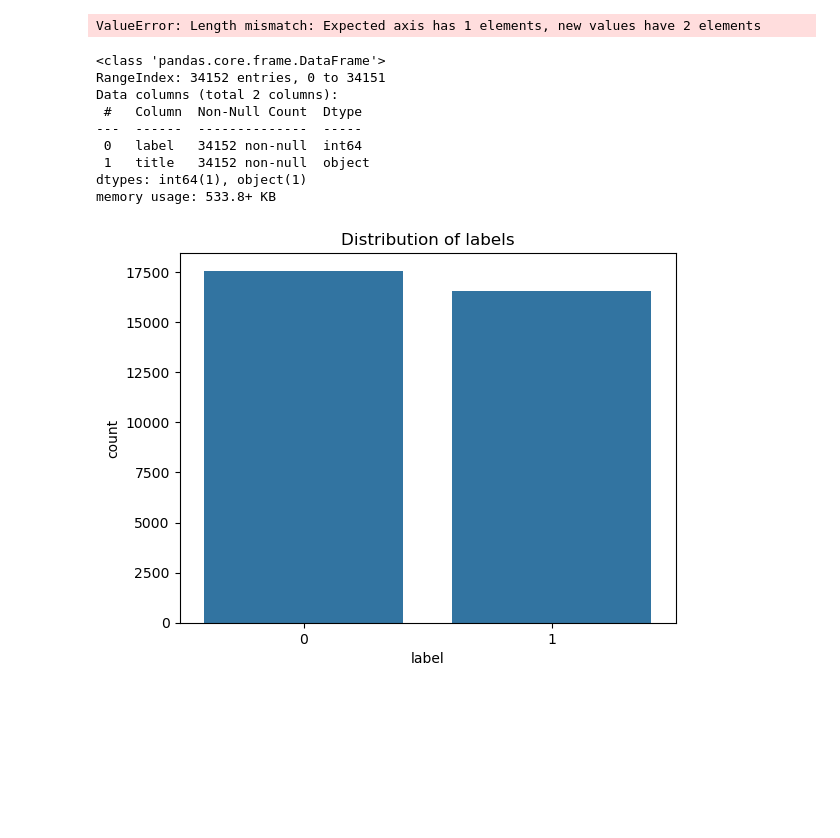
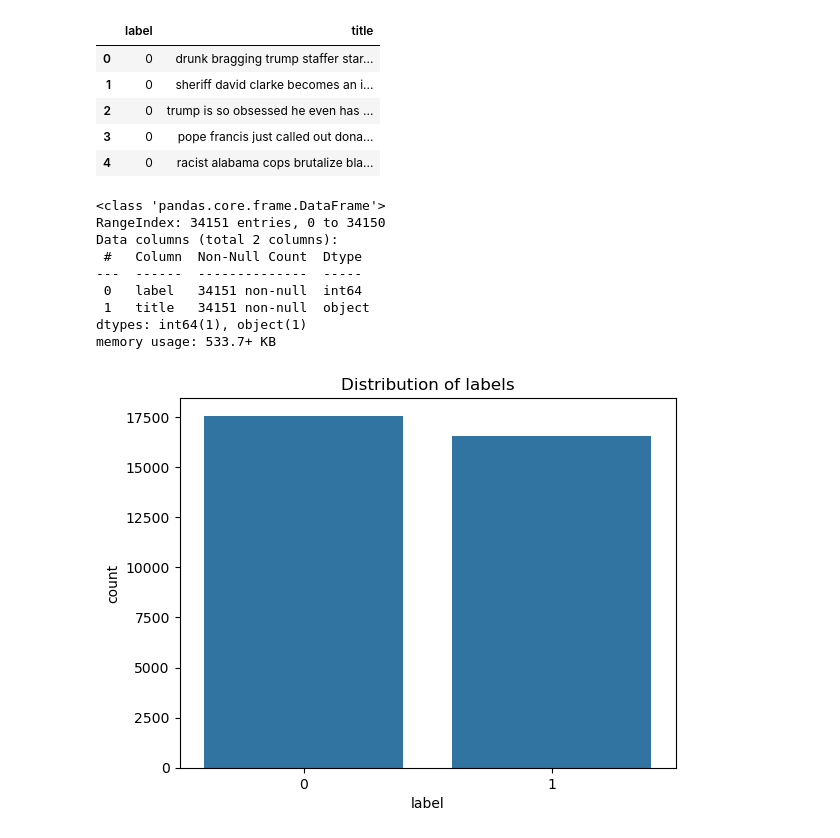
Before and after one commit to Julseb-Ironhack-AI/project-nlp-challenge, a Jupyter notebook: model_comparison.ipynb, the cells around one changed output. Cells and saved outputs as stored; diff of their text form; code cells hidden in the pictures; blank space fills up the shorter version.

```diff
--- a/model_comparison.ipynb
+++ b/model_comparison.ipynb
@@ -36,24 +36,36 @@ True
 # %%
 data = pd.read_csv("./dataset/training_data_lowercase.csv")
 data.reset_index(drop=True, inplace=True)
 
 data.head()
-data.columns = ['label','title']
+data[["label", "title"]] = data[data.columns[0]].str.split('\t', n=1, expand=True)
+
+# Convert label to integer
+data['label'] = data['label'].astype(int)
+
+# Reorder columns if needed
+data = data[['label', 'title']]
+
 data.head()
 # %% [output]
-ValueError: Length mismatch: Expected axis has 1 elements, new values have 2 elements
+|  | label | title |
+| 0 | 0 | drunk bragging trump staffer star... |
+| 1 | 0 | sheriff david clarke becomes an i... |
+| 2 | 0 | trump is so obsessed he even has ... |
+| 3 | 0 | pope francis just called out dona... |
+| 4 | 0 | racist alabama cops brutalize bla... |
 # %%
 data.info()
 # %% [output]
 <class 'pandas.core.frame.DataFrame'>
-RangeIndex: 34152 entries, 0 to 34151
+RangeIndex: 34151 entries, 0 to 34150
 Data columns (total 2 columns):
  #   Column  Non-Null Count  Dtype
 ---  ------  --------------  -----
- 0   label   34152 non-null  int64
- 1   title   34152 non-null  object
+ 0   label   34151 non-null  int64
+ 1   title   34151 non-null  object
 dtypes: int64(1), object(1)
-memory usage: 533.8+ KB
+memory usage: 533.7+ KB
 # %%
 sb.countplot(x='label', data=data)
 plt.title("Distribution of labels")
```
Also changed, not shown: parts of 2 cells of this notebook, 5 other files.
